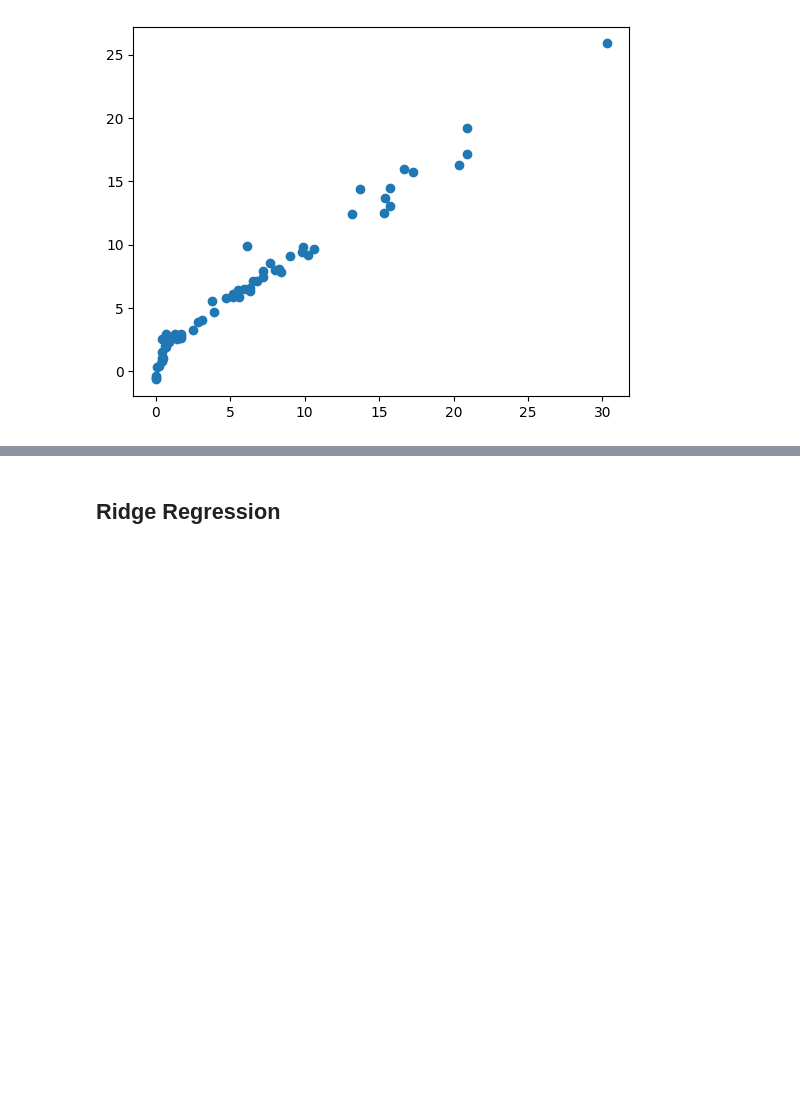
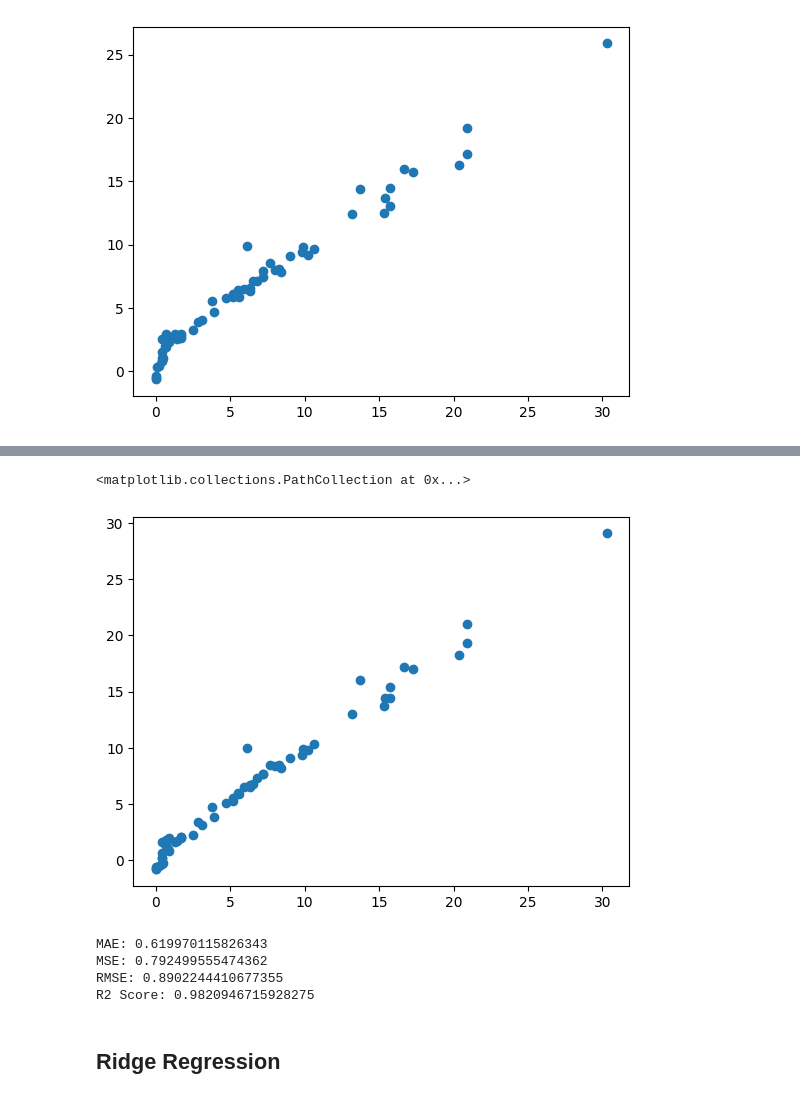
Before and after one commit to SukritDeb/Algerian-Forest-Fire-Predictor, a Jupyter notebook: model-training.ipynb, the cells around one changed output, grey strips where cells are left out. Drawn from its saved outputs; the diff is of its cells as text; code cells hidden in the pictures; blank space fills up the shorter version.

```diff
--- a/model-training.ipynb
+++ b/model-training.ipynb
@@ -208,0 +211,4 @@ plt.scatter(y_test, y_pred)
+# %%
+from sklearn.linear_model import LassoCV
+lasso_cv=LassoCV(cv=5)
+lasso_cv.fit(X_train_scaled, y_train)
@@ -209,3 +280,23 @@ plt.scatter(y_test, y_pred)
+# %%
+y_pred=lasso_cv.predict(X_test_scaled)
+plt.scatter(y_test, y_pred)
+# %% [output]
+<matplotlib.collections.PathCollection at 0x...>
+[figure, added]
+# %%
+mae=mean_absolute_error(y_test, y_pred)
+mse=mean_squared_error(y_test, y_pred)
+rmse=np.sqrt(mse)
+r2=r2_score(y_test, y_pred)
+print('MAE:', mae)
+print('MSE:', mse)
+print('RMSE:', rmse)
+print('R2 Score:', r2)
+# %% [output]
+MAE: 0.619970115826343
+MSE: 0.792499555474362
+RMSE: 0.8902244410677355
+R2 Score: 0.9820946715928275
 # %% [markdown]
 ## Ridge Regression
 # %%
```
Also changed, not shown: parts of 17 cells of this notebook.
